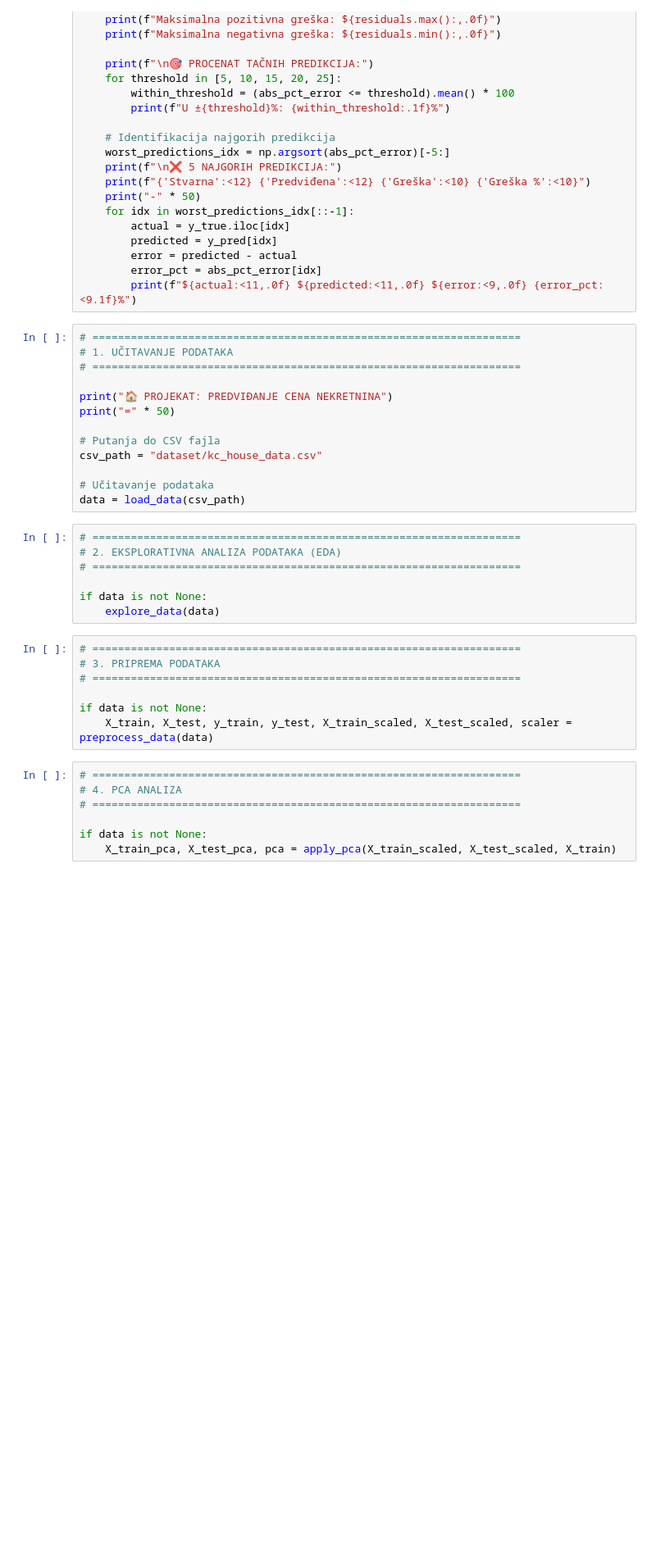
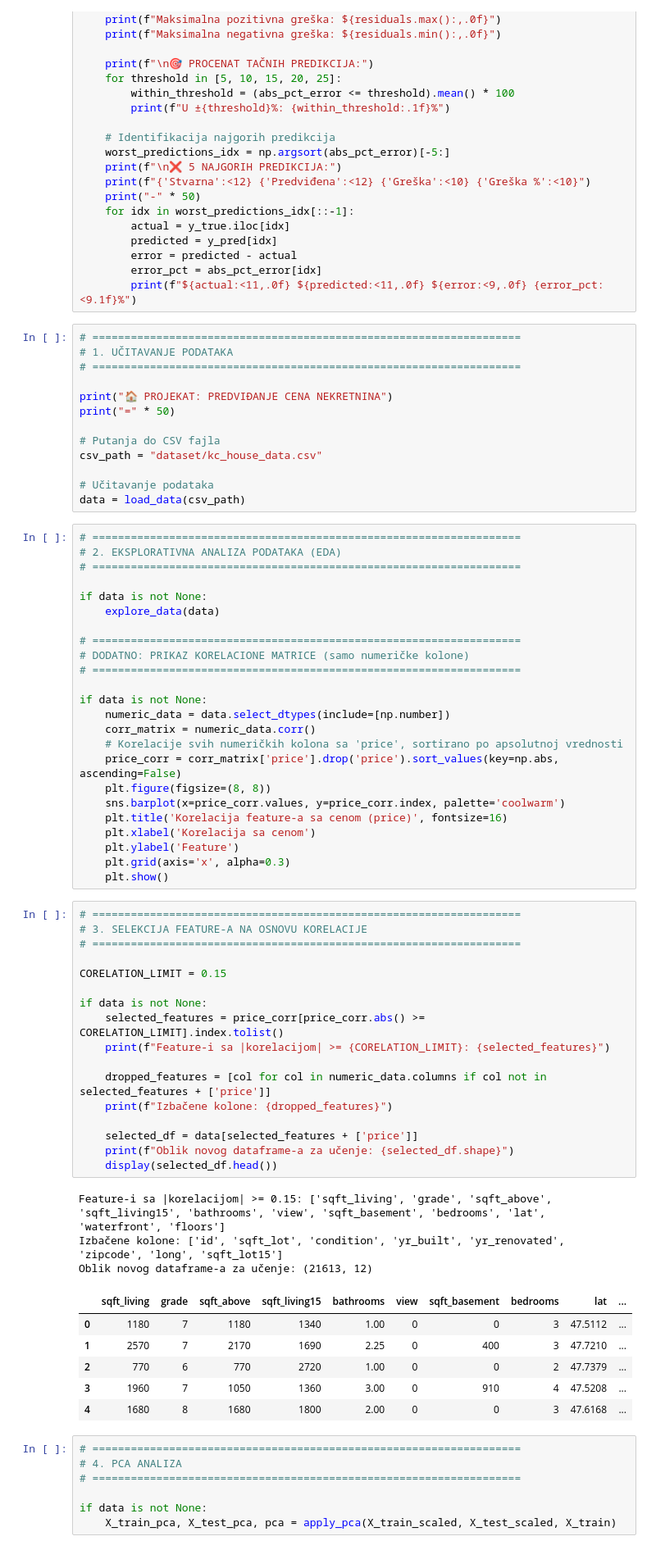
Before and after one commit to MihailoVukorep/mu1_proj, a Jupyter notebook: main.ipynb, the cells around one changed output. Shown at 82% size. Saved outputs shown, nothing was run; the diff lists cells and outputs as text; blank space fills up the shorter version.

Commit message:
feature selection

```diff
--- a/main.ipynb
+++ b/main.ipynb
@@ -778,13 +778,50 @@ data = load_data(csv_path)
 
 if data is not None:
     explore_data(data)
+
+# ===================================================================
+# DODATNO: PRIKAZ KORELACIONE MATRICE (samo numeričke kolone)
+# ===================================================================
+
+if data is not None:
+    numeric_data = data.select_dtypes(include=[np.number])
+    corr_matrix = numeric_data.corr()
+    # Korelacije svih numeričkih kolona sa 'price', sortirano po apsolutnoj vrednosti
+    price_corr = corr_matrix['price'].drop('price').sort_values(key=np.abs, ascending=False)
+    plt.figure(figsize=(8, 8))
+    sns.barplot(x=price_corr.values, y=price_corr.index, palette='coolwarm')
+    plt.title('Korelacija feature-a sa cenom (price)', fontsize=16)
+    plt.xlabel('Korelacija sa cenom')
+    plt.ylabel('Feature')
+    plt.grid(axis='x', alpha=0.3)
+    plt.show()
-# %%
-# ===================================================================
-# 3. PRIPREMA PODATAKA
-# ===================================================================
-
-if data is not None:
-    X_train, X_test, y_train, y_test, X_train_scaled, X_test_scaled, scaler = preprocess_data(data)
+# %%
+# ===================================================================
+# 3. SELEKCIJA FEATURE-A NA OSNOVU KORELACIJE
+# ===================================================================
+
+CORELATION_LIMIT = 0.15
+
+if data is not None:
+    selected_features = price_corr[price_corr.abs() >= CORELATION_LIMIT].index.tolist()
+    print(f"Feature-i sa |korelacijom| >= {CORELATION_LIMIT}: {selected_features}")
+
+    dropped_features = [col for col in numeric_data.columns if col not in selected_features + ['price']]
+    print(f"Izbačene kolone: {dropped_features}")
+
+    selected_df = data[selected_features + ['price']]
+    print(f"Oblik novog dataframe-a za učenje: {selected_df.shape}")
+    display(selected_df.head())
+# %% [output]
+Feature-i sa |korelacijom| >= 0.15: ['sqft_living', 'grade', 'sqft_above', 'sqft_living15', 'bathrooms', 'view', 'sqft_basement', 'bedrooms', 'lat', 'waterfront', 'floors']
+Izbačene kolone: ['id', 'sqft_lot', 'condition', 'yr_built', 'yr_renovated', 'zipcode', 'long', 'sqft_lot15']
+Oblik novog dataframe-a za učenje: (21613, 12)
+|  | sqft_living | grade | sqft_above | sqft_living15 | bathrooms | view | sqft_basement | bedrooms | lat | ... |
+| 0 | 1180 | 7 | 1180 | 1340 | 1.00 | 0 | 0 | 3 | 47.5112 | ... |
+| 1 | 2570 | 7 | 2170 | 1690 | 2.25 | 0 | 400 | 3 | 47.7210 | ... |
+| 2 | 770 | 6 | 770 | 2720 | 1.00 | 0 | 0 | 2 | 47.7379 | ... |
+| 3 | 1960 | 7 | 1050 | 1360 | 3.00 | 0 | 910 | 4 | 47.5208 | ... |
+| 4 | 1680 | 8 | 1680 | 1800 | 2.00 | 0 | 0 | 3 | 47.6168 | ... |
 # %%
 # ===================================================================
 # 4. PCA ANALIZA
```
